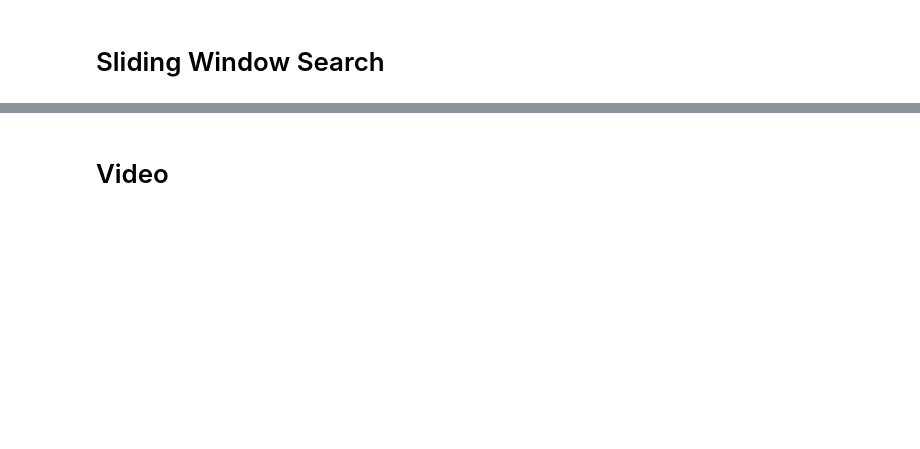
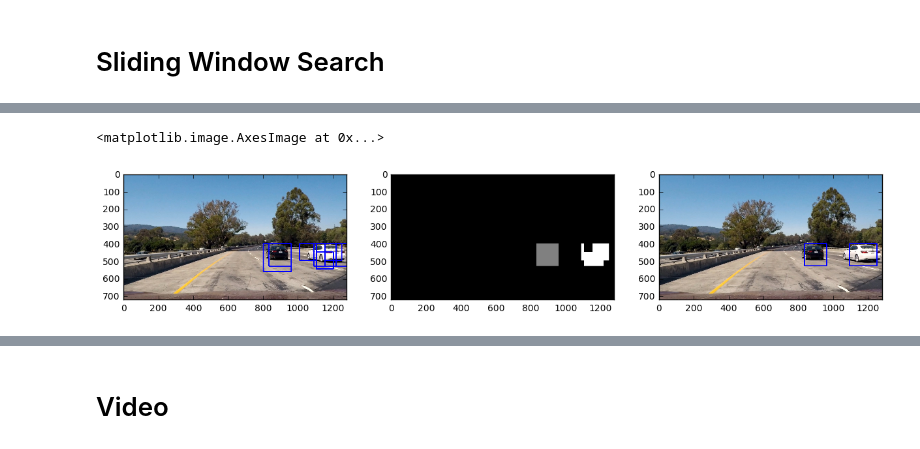
Before and after one commit to jinscript/CarND-Vehicle-Detection, a Jupyter notebook: vehicle_detection_and_tracking.ipynb, the cells around one changed output, grey strips where cells are left out. Cells and saved outputs as stored; diff of their text form; code cells hidden in the pictures; blank space fills up the shorter version.

```diff
--- a/vehicle_detection_and_tracking.ipynb
+++ b/vehicle_detection_and_tracking.ipynb
@@ -1,14 +1,2 @@
 # %% [markdown]
 # Histogram of Oriented Gradients
-# %%
-def get_hog_features(img, orient, pix_per_cell, cell_per_block, vis=False, feature_vec=True):
-    if vis == True:
-        features, hog_image = hog(img, orientations=orient, pixels_per_cell=(pix_per_cell, pix_per_cell),
-                                  cells_per_block=(cell_per_block, cell_per_block), transform_sqrt=False,
-                                  visualise=True, feature_vector=False)
-        return features, hog_image
-    else:
-        features = hog(img, orientations=orient, pixels_per_cell=(pix_per_cell, pix_per_cell),
-                       cells_per_block=(cell_per_block, cell_per_block), transform_sqrt=False,
-                       visualise=False, feature_vector=feature_vec)
-        return features
@@ -16,0 +248,68 @@ def get_hog_features(img, orient, pix_per_cell, cell_per_block, vis=False, featu
+# %%
+%matplotlib inline
+from scipy.ndimage.measurements import label
+
+def add_heat(heatmap, bbox_list):
+    # Iterate through list of bboxes
+    for box in bbox_list:
+        # Add += 1 for all pixels inside each bbox
+        # Assuming each "box" takes the form ((x1, y1), (x2, y2))
+        heatmap[box[0][1]:box[1][1], box[0][0]:box[1][0]] += 1
+    # Return updated heatmap
+    return heatmap # Iterate through list of bboxes
+
+def apply_threshold(heatmap, threshold):
+    # Zero out pixels below the threshold
+    heatmap[heatmap <= threshold] = 0
+    # Return thresholded map
+    return heatmap
+
+def get_labels(img, bboxes):
+    heat = np.zeros_like(image[:,:,0]).astype(np.float)
+    heat = add_heat(heat, bboxes)
+    heat = apply_threshold(heat,1)
+    heatmap = np.clip(heat, 0, 255)
+    labels = label(heatmap)
+    return labels
+
+def get_raw_bboxes(image):
+    bboxes = []
+    for w in get_windows(image):
+        roi = cv2.resize(image[w[0][1]:w[1][1], w[0][0]:w[1][0]], (64, 64))
+        features = extract_features(roi)
+        scores = svc.predict(X_scaler.transform(np.array([features]).astype(np.float64)))
+        if scores[0] > 0.5:
+            bboxes.append(w)
+    return bboxes
+
+def get_final_bboxes(labels):
+    bboxes = []
+    for car_number in range(1, labels[1]+1):
+        # Find pixels with each car_number label value
+        nonzero = (labels[0] == car_number).nonzero()
+        # Identify x and y values of those pixels
+        nonzeroy = np.array(nonzero[0])
+        nonzerox = np.array(nonzero[1])
+        # Define a bounding box based on min/max x and y
+        bbox = ((np.min(nonzerox), np.min(nonzeroy)), (np.max(nonzerox), np.max(nonzeroy)))
+        bboxes.append(bbox)
+    return bboxes
+
+imcopy = np.copy(image)
+imcopy1 = np.copy(image)
+raw_bboxes = get_raw_bboxes(image)
+for bbox in raw_bboxes:
+    cv2.rectangle(imcopy, bbox[0], bbox[1], (0, 0, 255), 6)
+
+labels = get_labels(image, raw_bboxes)
+
+for bbox in get_final_bboxes(labels):
+    cv2.rectangle(imcopy1, bbox[0], bbox[1], (0, 0, 255), 6)
+
+f, (ax1, ax2, ax3) = plt.subplots(1, 3, figsize=(15,10))
+ax1.imshow(imcopy)
+ax2.imshow(labels[0], cmap='gray')
+ax3.imshow(imcopy1)
+# %% [output]
+<matplotlib.image.AxesImage at 0x...>
+[figure, added]
```
Also changed, not shown: parts of 12 cells of this notebook, 1 other file.
